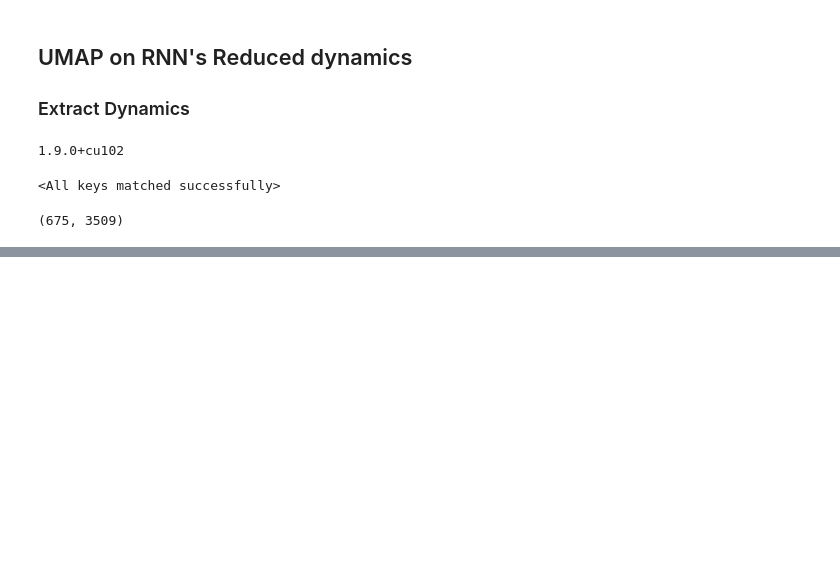
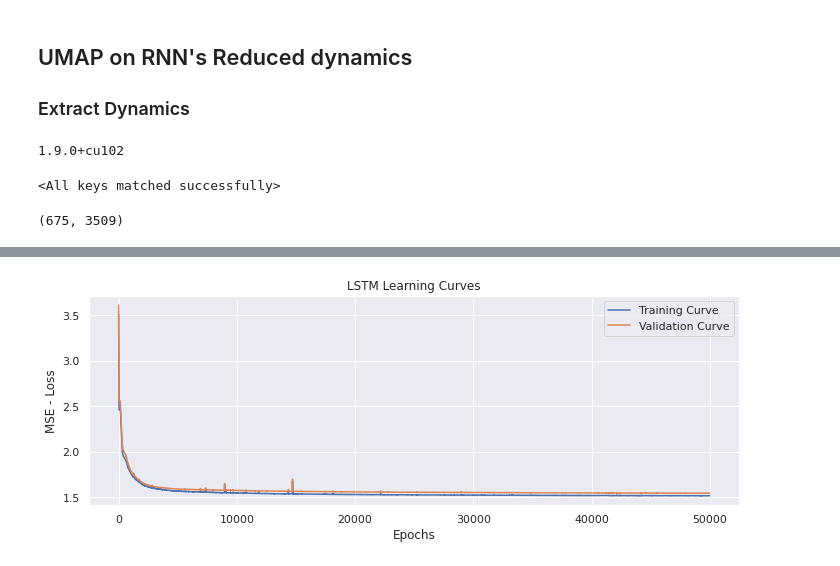
Before and after one commit to sazio/NMAs, a Jupyter notebook: src/UMAP+Clustering.ipynb, the cells around one changed output, grey strips where cells are left out. Cells and saved outputs as stored; diff of their text form; code cells hidden in the pictures; blank space fills up the shorter version.

```diff
--- a/src/UMAP+Clustering.ipynb
+++ b/src/UMAP+Clustering.ipynb
@@ -400,0 +421,12 @@ plt.setp(plt.getp(cbar.ax.axes, 'yticklabels'), color=fg_color);
+# %%
+sns.set_theme()
+fig, ax = plt.subplots(1, figsize = (10, 4))
+ax.plot(train_curve, label = "Training Curve")
+ax.plot(valid_curve, label = "Validation Curve")
+ax.legend()
+ax.set_title("LSTM Learning Curves")
+ax.set_ylabel("MSE - Loss")
+ax.set_xlabel("Epochs")
+#fig.savefig("LSTM_Learning_Curves.png", dpi = 600)
+# %% [output]
+[figure, added]
```
Also changed, not shown: parts of 13 cells of this notebook.
